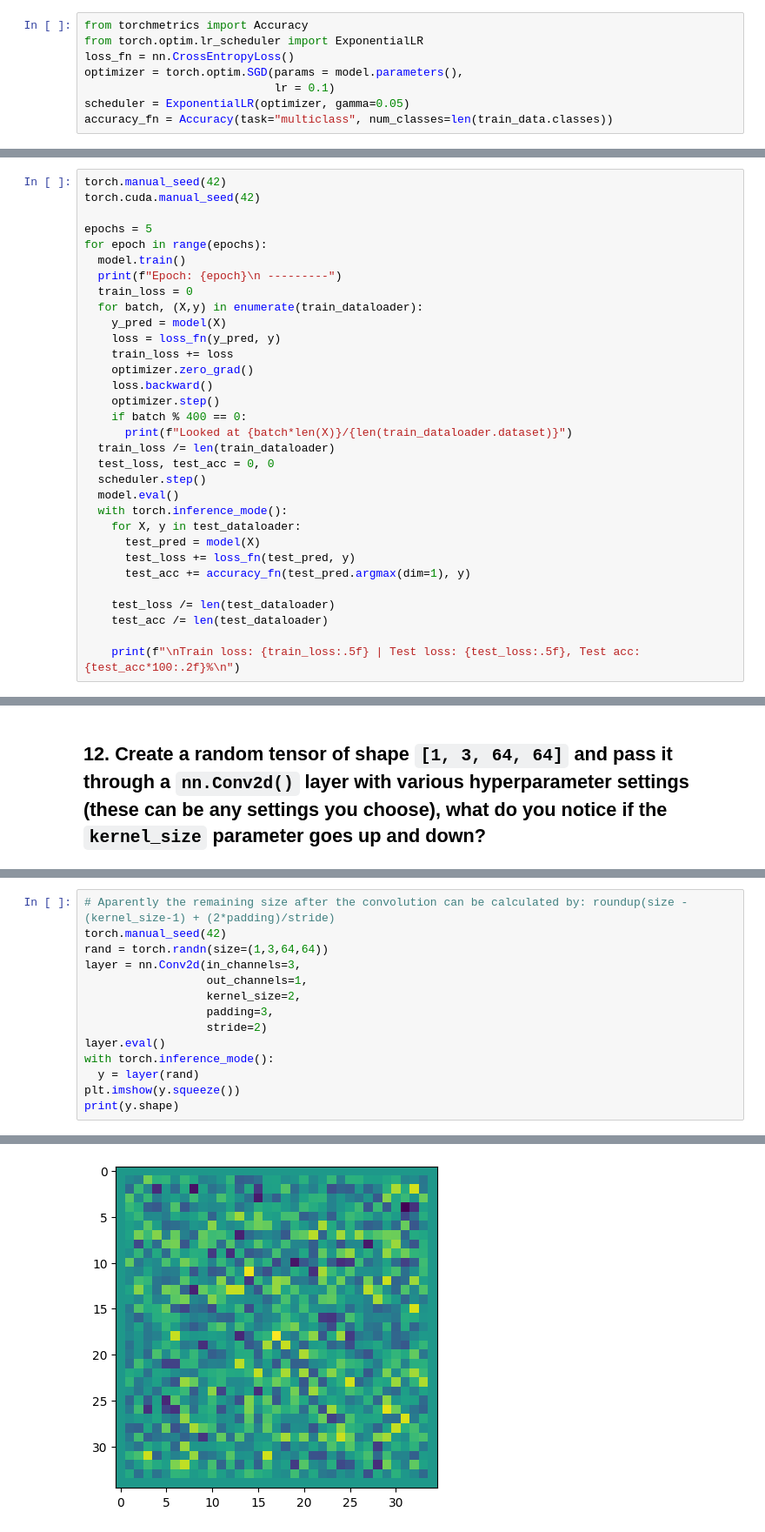
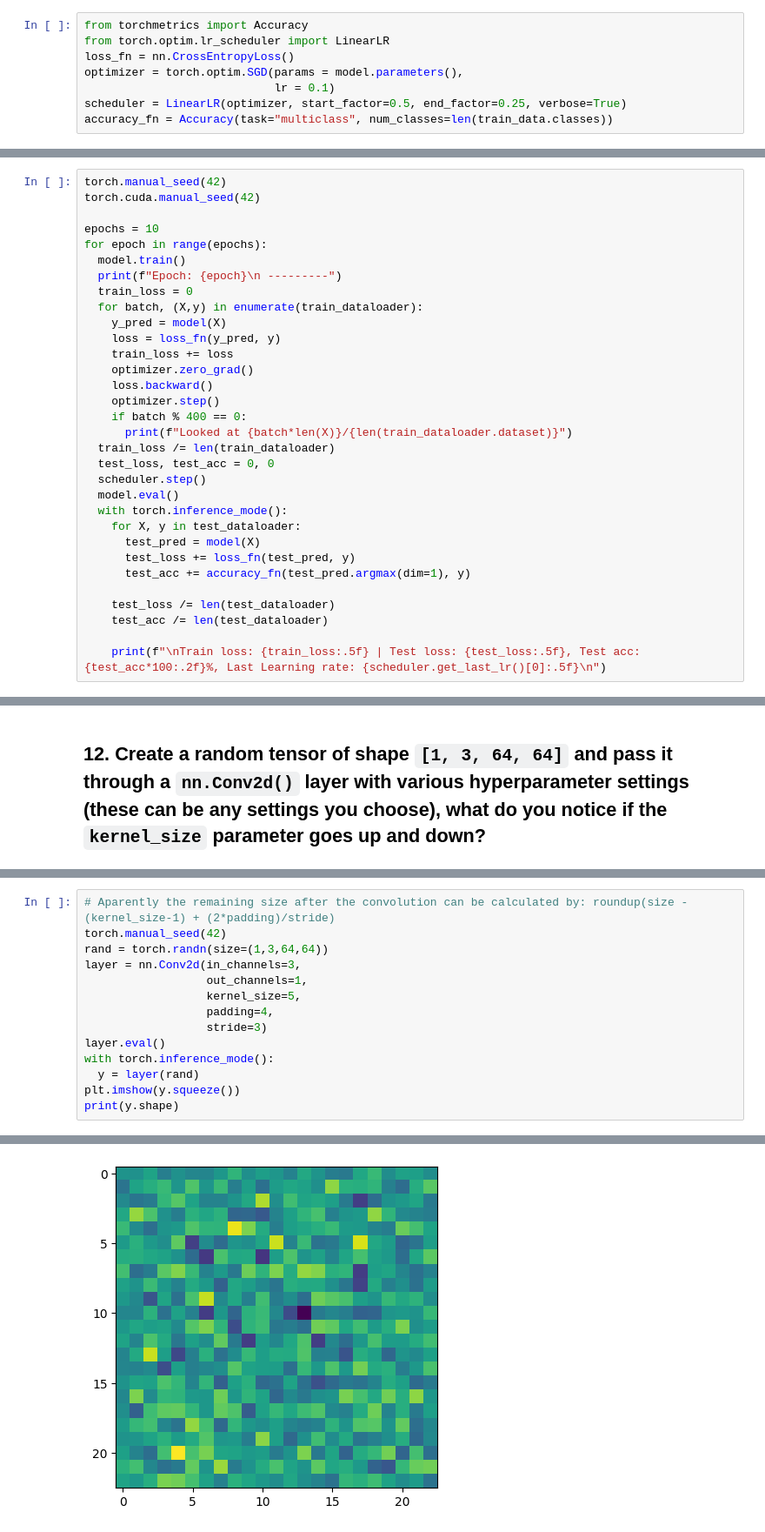
Before and after one commit to viti990/PyTorchCourse, a Jupyter notebook: extras/exercises/03_pytorch_computer_vision_exercises.ipynb, the cells around one changed output, grey strips where cells are left out. Shown at 87% size. Saved outputs shown, nothing was run; the diff lists cells and outputs as text.

```diff
--- a/extras/exercises/03_pytorch_computer_vision_exercises.ipynb
+++ b/extras/exercises/03_pytorch_computer_vision_exercises.ipynb
@@ -219,11 +219,11 @@ except:
 mlxtend version: 0.23.1
 # %%
 from torchmetrics import Accuracy
-from torch.optim.lr_scheduler import ExponentialLR
+from torch.optim.lr_scheduler import LinearLR
 loss_fn = nn.CrossEntropyLoss()
 optimizer = torch.optim.SGD(params = model.parameters(),
                             lr = 0.1)
-scheduler = ExponentialLR(optimizer, gamma=0.05)
+scheduler = LinearLR(optimizer, start_factor=0.5, end_factor=0.25, verbose=True)
 accuracy_fn = Accuracy(task="multiclass", num_classes=len(train_data.classes))
 # %%
 rand_tensor = torch.randn(size=(1,1,28,28),device = device)
@@ -234,7 +234,7 @@ pred = model(rand_tensor)
 torch.manual_seed(42)
 torch.cuda.manual_seed(42)
 
-epochs = 5
+epochs = 10
 for epoch in range(epochs):
   model.train()
   print(f"Epoch: {epoch}\n ---------")
@@ -261,7 +261,7 @@ for epoch in range(epochs):
     test_loss /= len(test_dataloader)
     test_acc /= len(test_dataloader)
 
-    print(f"\nTrain loss: {train_loss:.5f} | Test loss: {test_loss:.5f}, Test acc: {test_acc*100:.2f}%\n")
+    print(f"\nTrain loss: {train_loss:.5f} | Test loss: {test_loss:.5f}, Test acc: {test_acc*100:.2f}%, Last Learning rate: {scheduler.get_last_lr()[0]:.5f}\n")
 # %% [output]
 Epoch: 0
  ---------
@@ -355,9 +355,9 @@ torch.manual_seed(42)
 rand = torch.randn(size=(1,3,64,64))
 layer = nn.Conv2d(in_channels=3,
                   out_channels=1,
-                  kernel_size=2,
-                  padding=3,
-                  stride=2)
+                  kernel_size=5,
+                  padding=4,
+                  stride=3)
 layer.eval()
 with torch.inference_mode():
   y = layer(rand)
@@ -368,4 +368,4 @@ torch.Size([1, 1, 35, 35])
-[figure, old version]
+[figure, new version]
 # %% [markdown]
 ## 13. Use a model similar to the trained `model_2` from notebook 03 to make predictions on the test [`torchvision.datasets.FashionMNIST`](https://pytorch.org/vision/main/generated/torchvision.datasets.FashionMNIST.html) dataset.
 * Then plot some predictions where the model was wrong alongside what the label of the image should've been.
```
Also changed, not shown: parts of 6 cells of this notebook.
